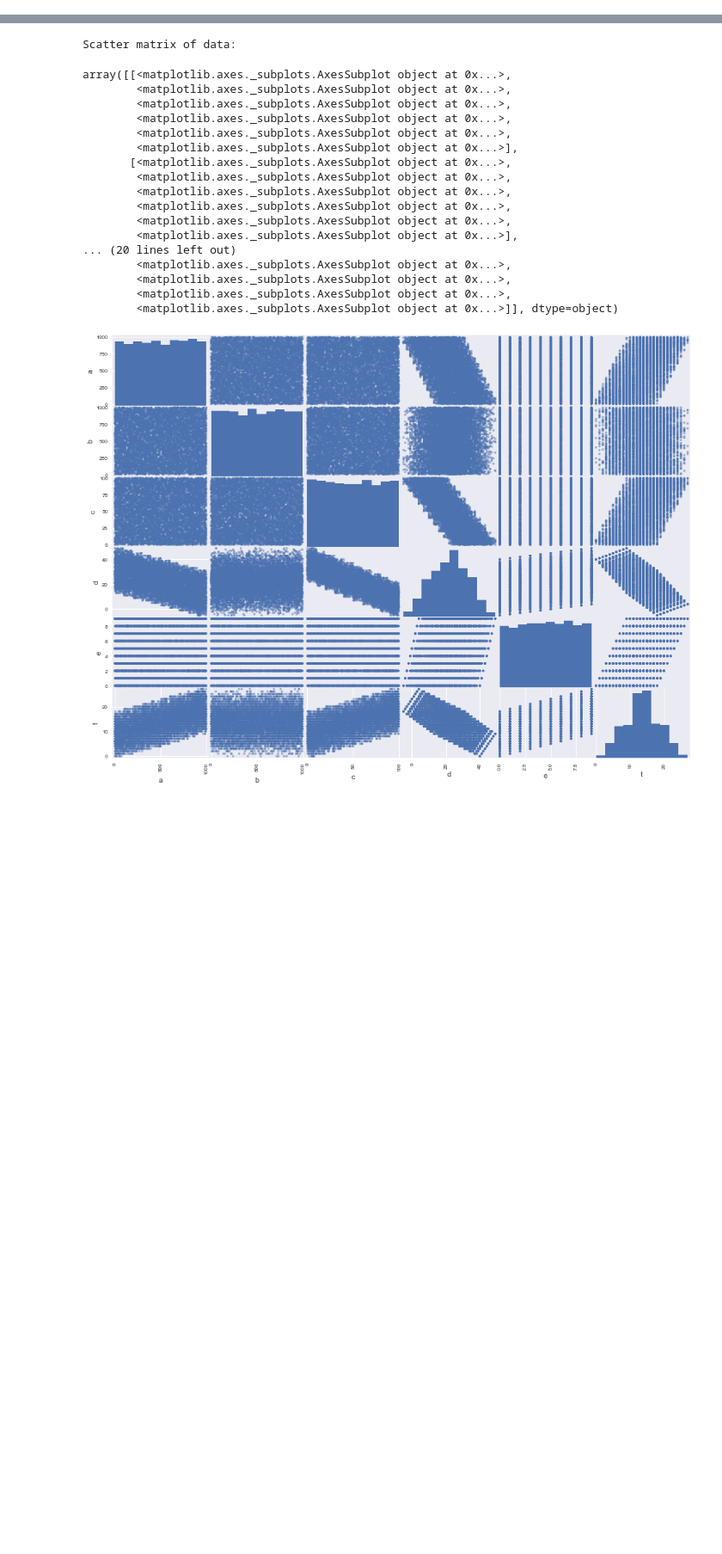
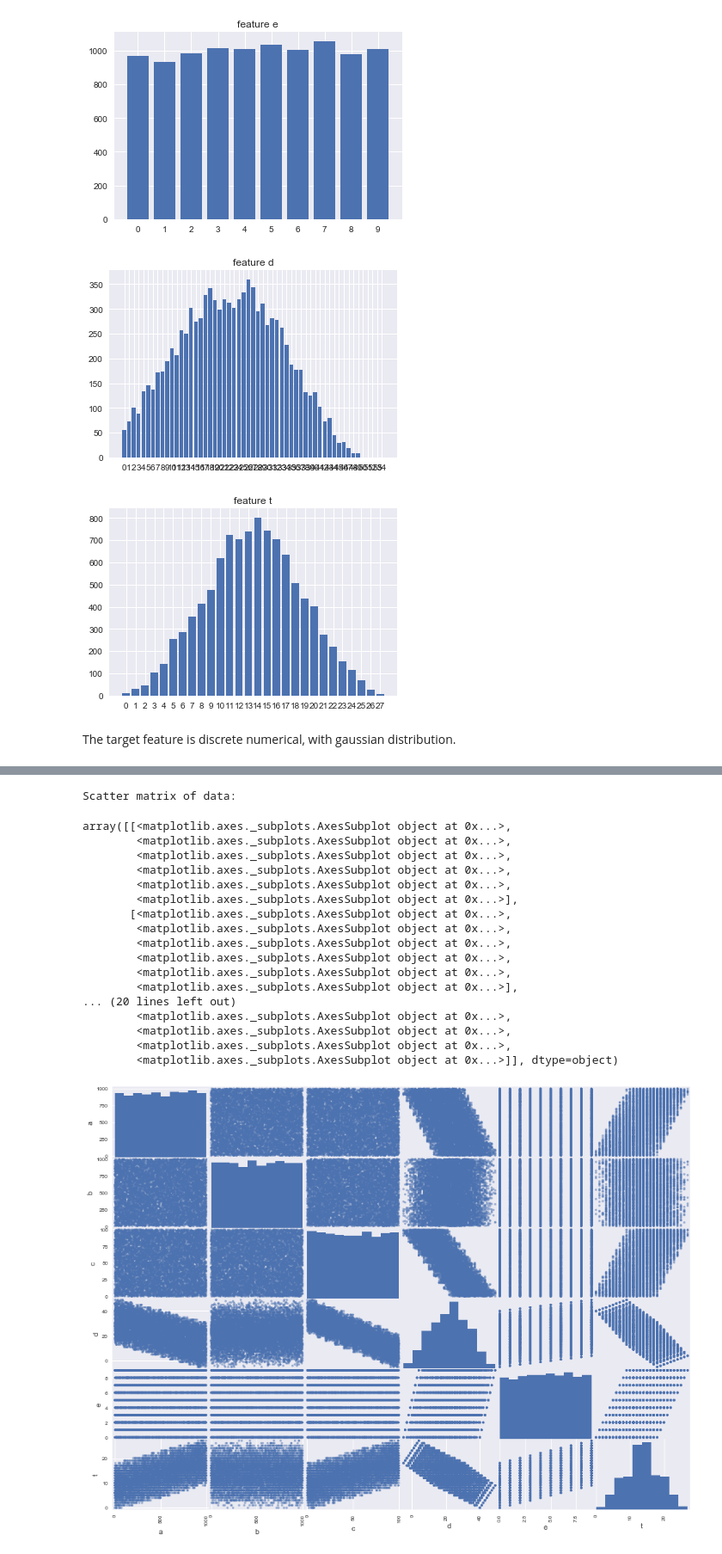
Before and after one commit to jacopoventura/6Datasets_challange, a Jupyter notebook: dataSet4.ipynb, the cells around one changed output, grey strips where cells are left out. Shown: that part at 86% size. Drawn from its saved outputs; the diff is of its cells as text; code cells hidden in the pictures; blank space fills up the shorter version.

```diff
--- a/dataSet4.ipynb
+++ b/dataSet4.ipynb
@@ -53,0 +78,46 @@ Larger dataset, t and d are normal distributions
+# %%
+# frequencies of discrete numerical values
+import collections
+
+# frequecies of discrete numerical feature
+def freq_discrete_feature(feature):
+
+    feature_freq = collections.Counter(feature)
+    # print(feature_freq)
+
+    dim = len(feature_freq)
+    dim_0 = 0
+    if feature_freq[0]==0:
+        dim = dim + 1
+        dim_0 = 1
+
+    # create output
+    feature_freq_ordered = [feature_freq[i] for i in range(dim_0,dim)]
+    feature_ordered = [i for i in range(dim_0,dim)]
+
+    return feature_ordered, feature_freq_ordered
+
+feature_e_ordered, feature_e_freq_ordered = freq_discrete_feature(dataset['e'].values)
+feature_d_ordered, feature_d_freq_ordered = freq_discrete_feature(dataset['d'].values)
+feature_t_ordered, feature_t_freq_ordered = freq_discrete_feature(dataset['t'].values)
+
+plt.bar(feature_e_ordered,feature_e_freq_ordered)
+plt.title('feature e')
+plt.xticks(feature_e_ordered)
+plt.show()
+
+plt.bar(feature_d_ordered,feature_d_freq_ordered)
+plt.title('feature d')
+plt.xticks(feature_d_ordered)
+plt.show()
+
+plt.bar(feature_t_ordered,feature_t_freq_ordered)
+plt.title('feature t')
+plt.xticks(feature_t_ordered)
+plt.show()
+# %% [output]
+[figure, added]
+[figure, added]
+[figure, added]
+# %% [markdown]
+The target feature is discrete numerical, with gaussian distribution.
```
Also changed, not shown: parts of 20 cells of this notebook, 1 other file.
